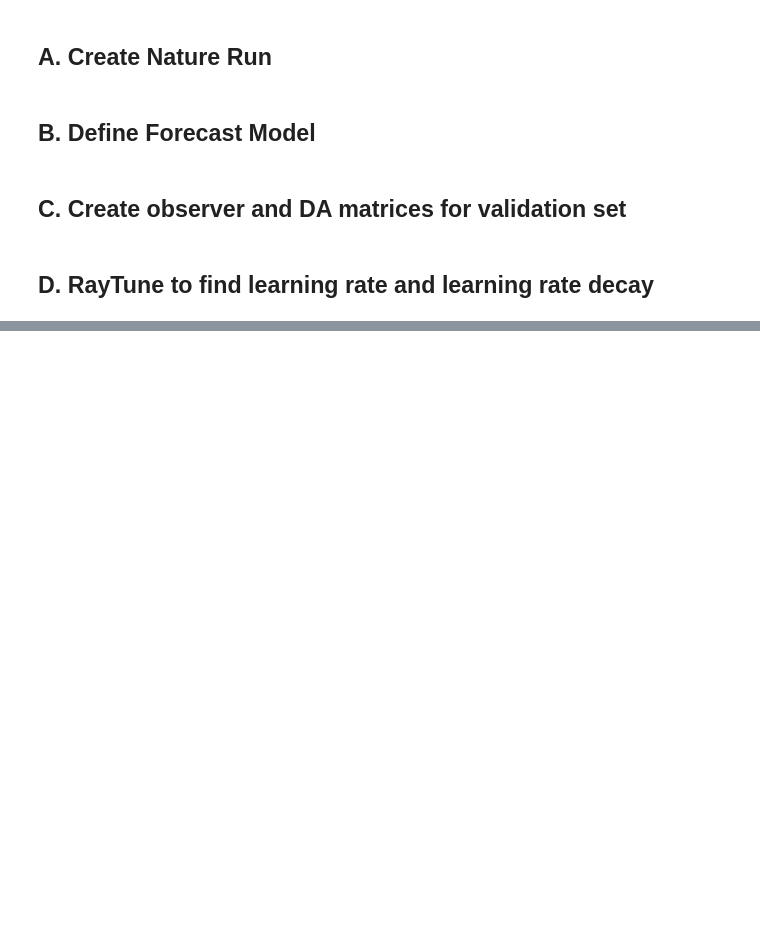
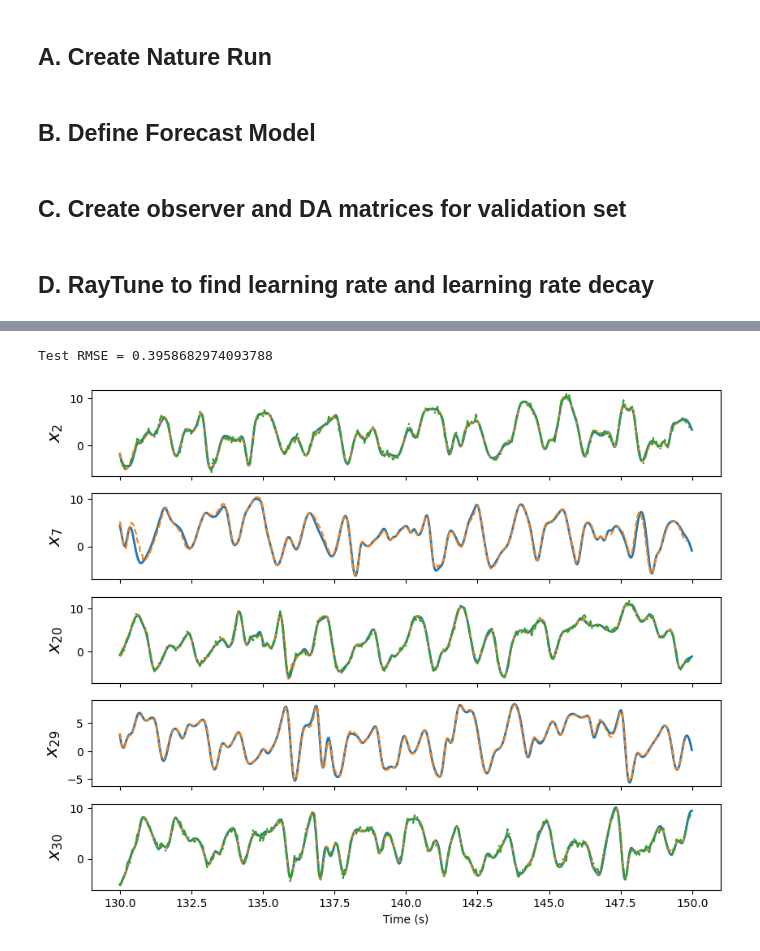
Before and after one commit to StevePny/DataAssimBench-Examples, a Jupyter notebook: examples/da_cycler/4-Var4DBackprop-Lorenz96.ipynb, the cells around one changed output, grey strips where cells are left out. Saved outputs shown, nothing was run; the diff lists cells and outputs as text; code cells hidden in the pictures; blank space fills up the shorter version.

```diff
--- a/examples/da_cycler/4-Var4DBackprop-Lorenz96.ipynb
+++ b/examples/da_cycler/4-Var4DBackprop-Lorenz96.ipynb
@@ -175,0 +232,5 @@ Trial Status
+# %%
+results_df = results.get_dataframe()
+# %%
+best_result = results_df.loc[results_df['rmse'].idxmin()]
+print('Validation RMSE: {}'.format(best_result['rmse']))
@@ -175,0 +239,3 @@ Trial Status
+# %%
+best_lr = best_result['config/learning_rate']
+best_lr_decay = best_result['config/lr_decay']
@@ -175,0 +314,23 @@ Trial Status
+# %%
+print('Test RMSE = {}'.format(rmse))
+# %% [output]
+Test RMSE = 0.3958682974093788
+# %%
+# Plot them all
+example_indices = np.sort(np_rng.choice(np.arange(system_dim),5, replace=False))
+fig, axes = plt.subplots(5, 1, sharex = True, figsize = (10, 8))
+for i, ax in enumerate(axes):
+    j = example_indices[i]
+    ax.plot(nr_test.times, nr_test.values[:, j], label='Nature Run', lw=2)
+    ax.plot(nr_test.times[:out_statevec.time_dim], out_statevec.values[:, j],
+        label='DA', ls='--', lw=1.5)
+    if j in obs_vec_l96.location_indices[0]:
+        ax.plot(obs_vec_l96_test.times, obs_vec_l96_test.values[:, obs_vec_l96.location_indices[0]==j],
+                label='Observations', lw=1.5, ls='-.')
+    ax.set_ylabel(r'$x_{{{:d}}}$'.format(j), fontsize = 16)
+    if j ==0:
+        ax.legend()
+ax.set_xlabel('Time (s)')
+plt.show()
+# %% [output]
+[figure, added]
```
Also changed, not shown: parts of 6 cells of this notebook.
